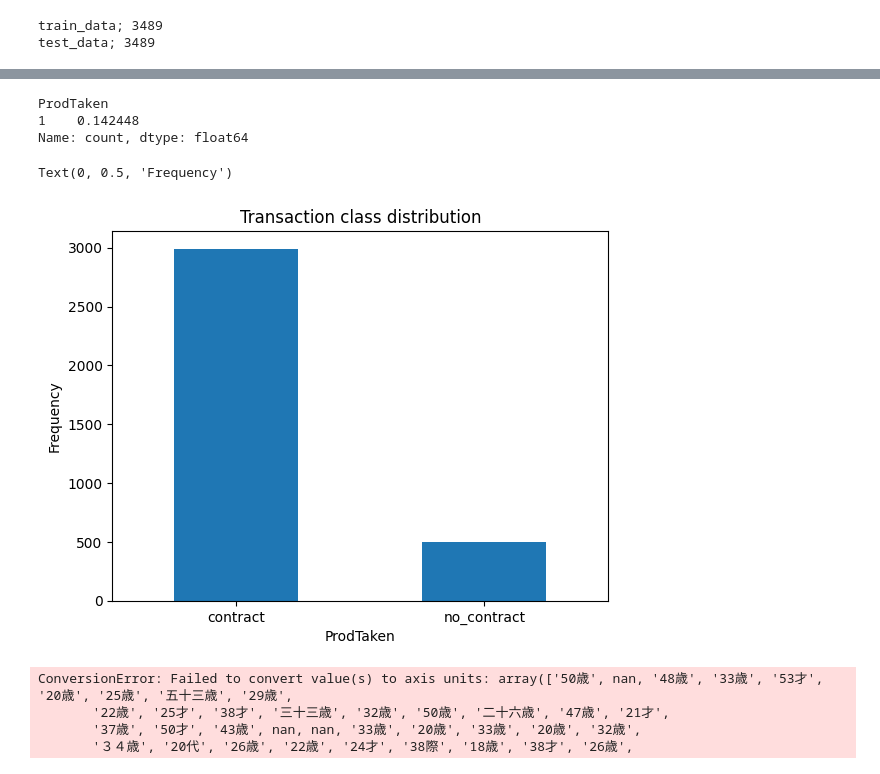
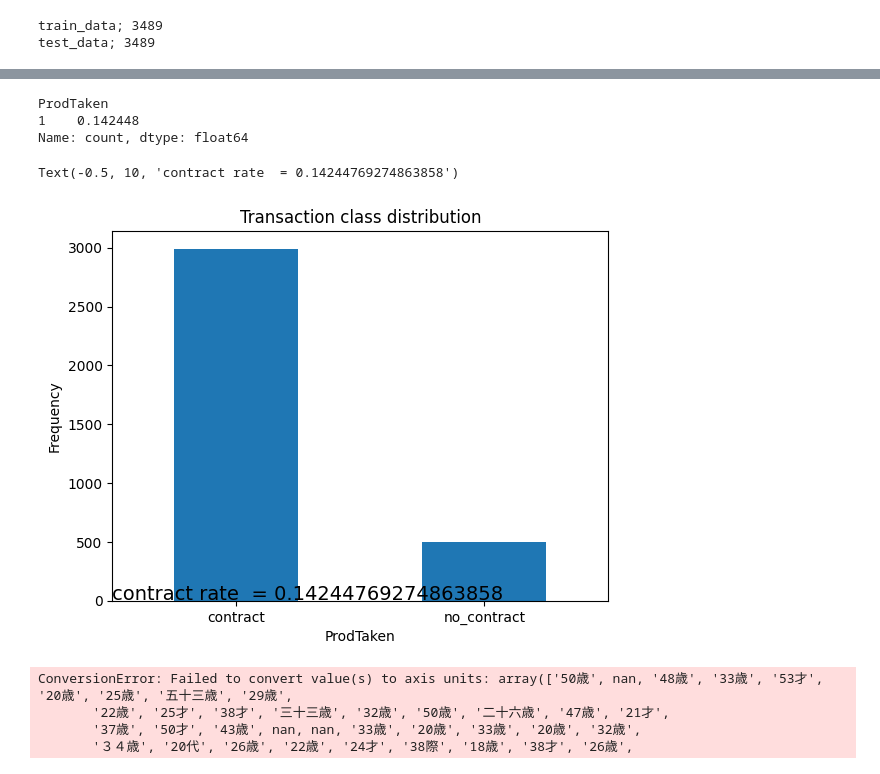
Before and after one commit to ihpolyphe/Kaggle, a Jupyter notebook: 07_predict_marketing/pretreatment_baseline.ipynb, the cells around one changed output, grey strips where cells are left out. Drawn from its saved outputs; the diff is of its cells as text; code cells hidden in the pictures.

```diff
--- a/07_predict_marketing/pretreatment_baseline.ipynb
+++ b/07_predict_marketing/pretreatment_baseline.ipynb
@@ -137,27 +137,28 @@ memory usage: 490.8+ KB
 # %%
 # 正常データと異常データの頻度を確認
 import matplotlib.pyplot as plt
 LABELS = ["contract", "no_contract"]
 
-no_contract = train[train.ProdTaken == 1]
+no_contract = train[train.ProdTaken == 0]
 no_contract_num = no_contract['ProdTaken'].value_counts()
-contract = train[train.ProdTaken == 0]
+contract = train[train.ProdTaken == 1]
 contract_num = contract['ProdTaken'].value_counts()
-rate = no_contract_num / (no_contract_num[1] + contract_num[0])
+# 成約率を算出
+rate = contract_num / (no_contract_num[0] + contract_num[1])
 print(rate)
 count_classes = pd.value_counts(train['ProdTaken'], sort = True)
 count_classes.plot(kind = 'bar', rot=0)
 plt.title("Transaction class distribution")
 plt.xticks(range(2), LABELS)
 plt.xlabel("ProdTaken")
 plt.ylabel("Frequency")
-# plt.text(0.05, 0.92, 'fraud rate  = {}'.format(rate[1]), fontsize = 14)
+plt.text(-0.5, 10, 'contract rate  = {}'.format(rate[1]), fontsize = 14)
 # %% [output]
 ProdTaken
 1    0.142448
 Name: count, dtype: float64
-Text(0, 0.5, 'Frequency')
+Text(-0.5, 10, 'contract rate  = 0.14244769274863858')
-[figure, old version]
+[figure, new version]
 # %%
 # 成約、不成約をそれぞれの特長量のヒストグラムで可視化する
 f, (ax1, ax2) = plt.subplots(2, 1, sharex=True)
```
